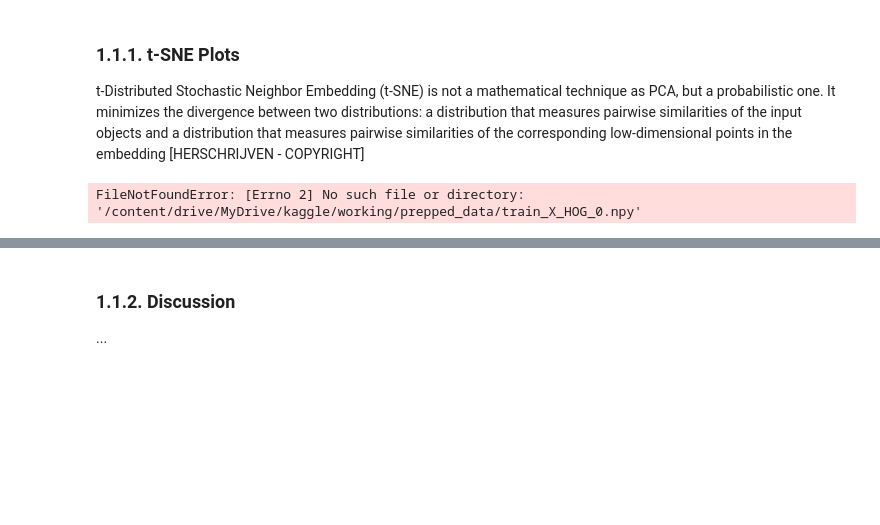
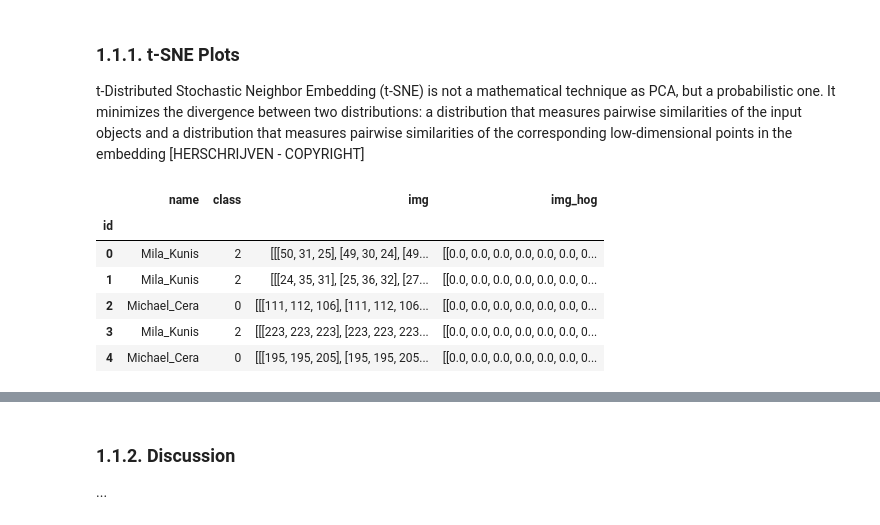
Before and after one commit to anastasiakrouglova/Crafting-and-Learning-Features, a Jupyter notebook: group23-notebook.ipynb, the cells around one changed output, grey strips where cells are left out. Saved outputs shown, nothing was run; the diff lists cells and outputs as text; code cells hidden in the pictures; blank space fills up the shorter version.

Commit message:
Kaggle Notebook | Group23_notebook | Version 7

```diff
--- a/group23-notebook.ipynb
+++ b/group23-notebook.ipynb
@@ -384,22 +384,28 @@ np.save(os.path.join(prep_path, 'train_X_HOG.npy'), list_img)
 # %%
 # Dataset
 # https://towardsdatascience.com/visualising-high-dimensional-datasets-using-pca-and-t-sne-in-python-8ef87e7915b
 
 # Attach img to dataframe
 #train.head()
 #train.index = train.index.rename('id')
 
 #train['img_HOG'] = [cv2.cvtColor(np.load('/content/drive/MyDrive/kaggle/working/prepped_data/train_X_HOG_{}.npy'.format(index), allow_pickle=False), cv2.COLOR_BGR2RGB)
 #                for index, row in train.iterrows()]
 
 
-train['img_hog'] = [np.load('/content/drive/MyDrive/kaggle/working/prepped_data/train_X_HOG_{}.npy'.format(index), allow_pickle=False)
+train['img_hog'] = [np.load('/kaggle/working/prepped_data/train_X_HOG_{}.npy'.format(index), allow_pickle=False)
                 for index, row in train.iterrows()]
 
 
 train.head()
 # %% [output]
-FileNotFoundError: [Errno 2] No such file or directory: '/content/drive/MyDrive/kaggle/working/prepped_data/train_X_HOG_0.npy'
+|  | name | class | img | img_hog |
+| id |  |  |  |  |
+| 0 | Mila_Kunis | 2 | [[[50, 31, 25], [49, 30, 24], [49... | [[0.0, 0.0, 0.0, 0.0, 0.0, 0.0, 0... |
+| 1 | Mila_Kunis | 2 | [[[24, 35, 31], [25, 36, 32], [27... | [[0.0, 0.0, 0.0, 0.0, 0.0, 0.0, 0... |
+| 2 | Michael_Cera | 0 | [[[111, 112, 106], [111, 112, 106... | [[0.0, 0.0, 0.0, 0.0, 0.0, 0.0, 0... |
+| 3 | Mila_Kunis | 2 | [[[223, 223, 223], [223, 223, 223... | [[0.0, 0.0, 0.0, 0.0, 0.0, 0.0, 0... |
+| 4 | Michael_Cera | 0 | [[[195, 195, 205], [195, 195, 205... | [[0.0, 0.0, 0.0, 0.0, 0.0, 0.0, 0... |
 # %%
 df = train['img_hog']
 
```
Also changed, not shown: parts of 1 cell of this notebook.
